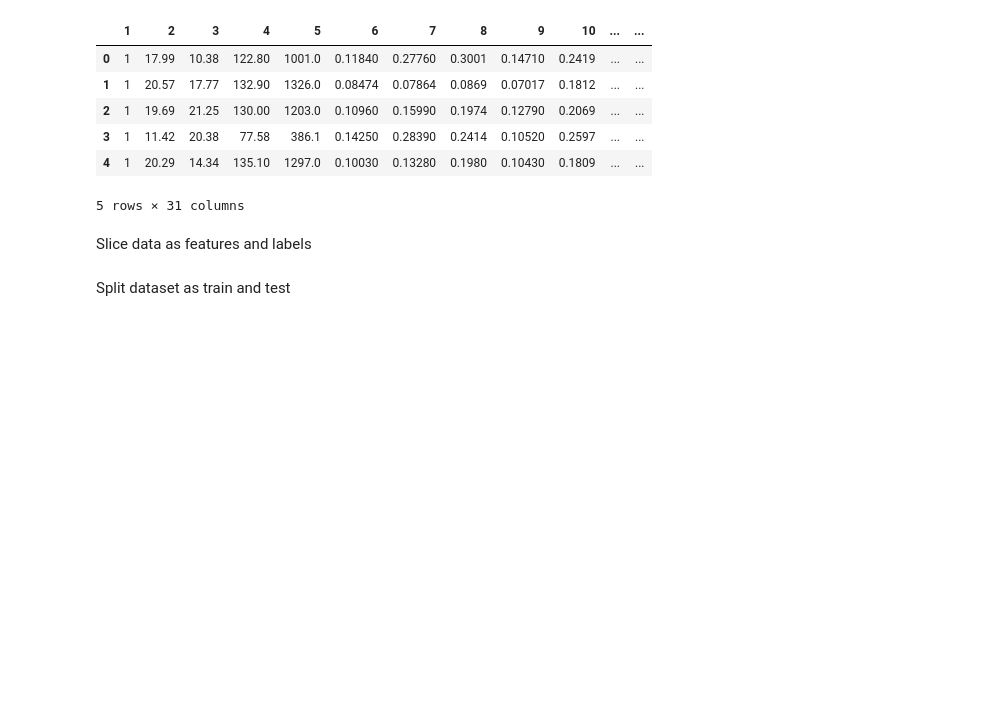
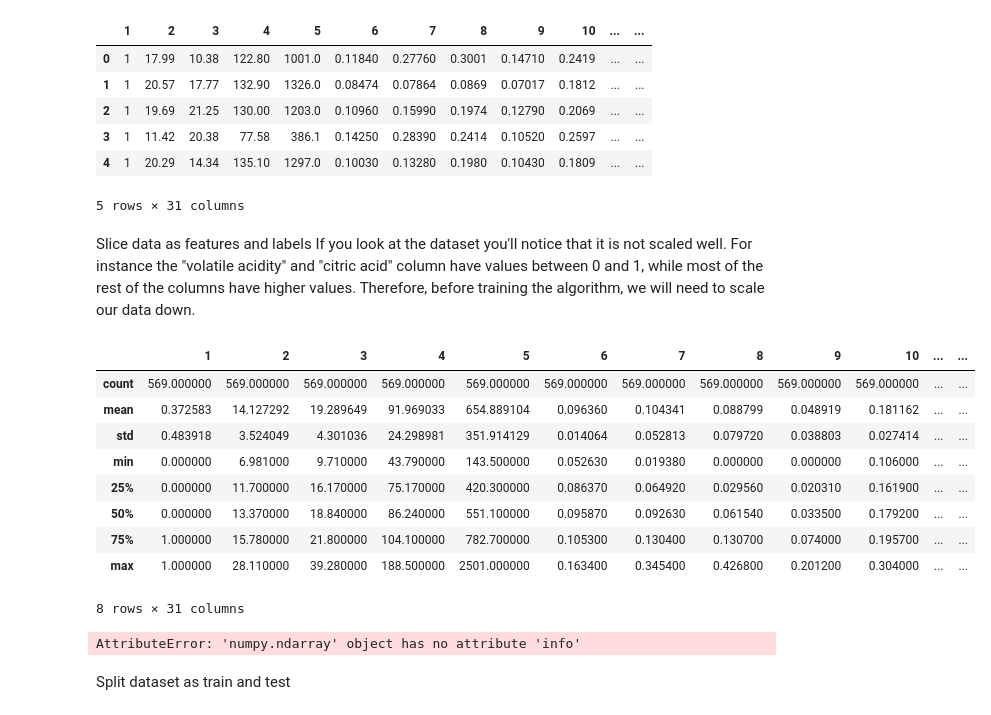
Before and after one commit to ffurkanhas/MachineLearning-Hw2, a Jupyter notebook: Fatih_Furkan_Has_141101024.ipynb, the cells around one changed output. Drawn from its saved outputs; the diff is of its cells as text; code cells hidden in the pictures; blank space fills up the shorter version.

```diff
--- a/Fatih_Furkan_Has_141101024.ipynb
+++ b/Fatih_Furkan_Has_141101024.ipynb
@@ -51,6 +51,25 @@ data.head()
 | 3 | 1 | 11.42 | 20.38 | 77.58 | 386.1 | 0.14250 | 0.28390 | 0.2414 | 0.10520 | 0.2597 | ... | ... |
 | 4 | 1 | 20.29 | 14.34 | 135.10 | 1297.0 | 0.10030 | 0.13280 | 0.1980 | 0.10430 | 0.1809 | ... | ... |
 5 rows × 31 columns
-# %% [markdown]
-Slice data as features and labels
+# %% [markdown]
+Slice data as features and labels
+If you look at the dataset you'll notice that it is not scaled well. For instance the "volatile acidity" and "citric acid" column have values between 0 and 1, while most of the rest of the columns have higher values. Therefore, before training the algorithm, we will need to scale our data down.
+# %%
+data.describe()
+# %% [output]
+|  | 1 | 2 | 3 | 4 | 5 | 6 | 7 | 8 | 9 | 10 | ... | ... |
+| count | 569.000000 | 569.000000 | 569.000000 | 569.000000 | 569.000000 | 569.000000 | 569.000000 | 569.000000 | 569.000000 | 569.000000 | ... | ... |
+| mean | 0.372583 | 14.127292 | 19.289649 | 91.969033 | 654.889104 | 0.096360 | 0.104341 | 0.088799 | 0.048919 | 0.181162 | ... | ... |
+| std | 0.483918 | 3.524049 | 4.301036 | 24.298981 | 351.914129 | 0.014064 | 0.052813 | 0.079720 | 0.038803 | 0.027414 | ... | ... |
+| min | 0.000000 | 6.981000 | 9.710000 | 43.790000 | 143.500000 | 0.052630 | 0.019380 | 0.000000 | 0.000000 | 0.106000 | ... | ... |
+| 25% | 0.000000 | 11.700000 | 16.170000 | 75.170000 | 420.300000 | 0.086370 | 0.064920 | 0.029560 | 0.020310 | 0.161900 | ... | ... |
+| 50% | 0.000000 | 13.370000 | 18.840000 | 86.240000 | 551.100000 | 0.095870 | 0.092630 | 0.061540 | 0.033500 | 0.179200 | ... | ... |
+| 75% | 1.000000 | 15.780000 | 21.800000 | 104.100000 | 782.700000 | 0.105300 | 0.130400 | 0.130700 | 0.074000 | 0.195700 | ... | ... |
+| max | 1.000000 | 28.110000 | 39.280000 | 188.500000 | 2501.000000 | 0.163400 | 0.345400 | 0.426800 | 0.201200 | 0.304000 | ... | ... |
+8 rows × 31 columns
+# %%
+features = data.loc[:, 2:]
+labels = data.loc[:, 1]
+# %% [output]
+AttributeError: 'numpy.ndarray' object has no attribute 'info'
 # %%
```
Also changed, not shown: parts of 15 cells of this notebook.
